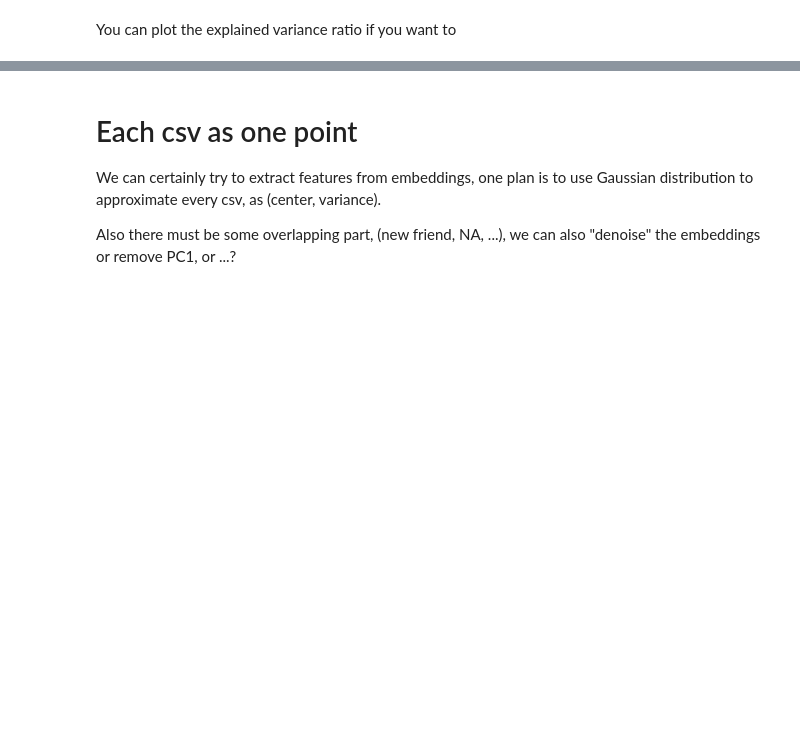
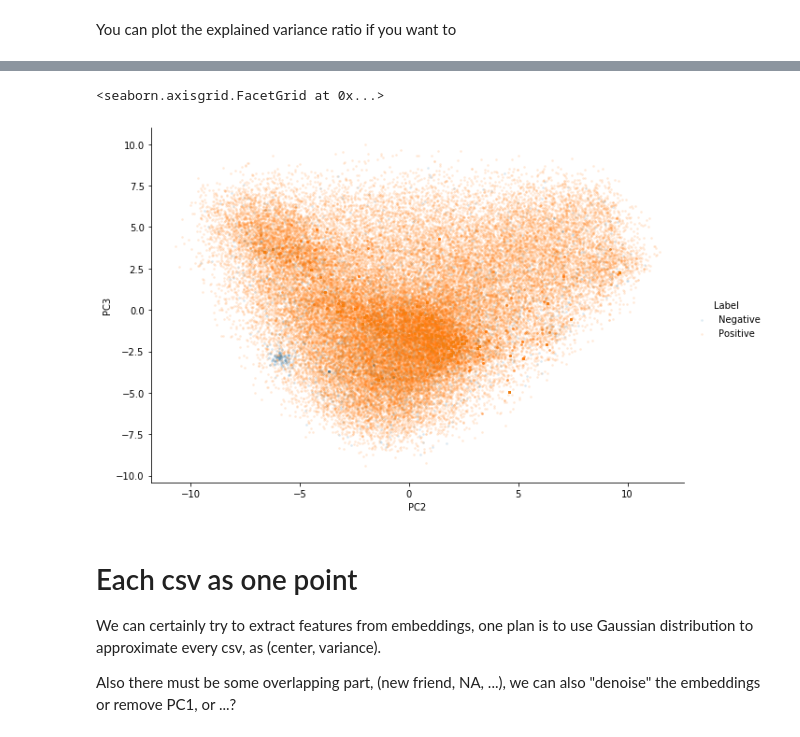
Before and after one commit to elisaoh/fb_data, a Jupyter notebook: FB.ipynb, the cells around one changed output, grey strips where cells are left out. Saved outputs shown, nothing was run; the diff lists cells and outputs as text; code cells hidden in the pictures; blank space fills up the shorter version.

```diff
--- a/FB.ipynb
+++ b/FB.ipynb
@@ -160,3 +248,15 @@ sns.lmplot( x="PC1", y="PC2",
+# %%
+sns.lmplot( x="PC2", y="PC3",
+  data=pc_df,
+  fit_reg=False,
+  hue='Label', # color by score, can be changed to label, SMID(?)...
+  legend=True,
+  scatter_kws={"s": 3, "alpha": 0.1},
+   height=6,
+  aspect = 1.5) # specify the point size
+# %% [output]
+<seaborn.axisgrid.FacetGrid at 0x...>
+[figure, added]
 # %% [markdown]
 # Each csv as one point
 
```
Also changed, not shown: parts of 16 cells of this notebook.
